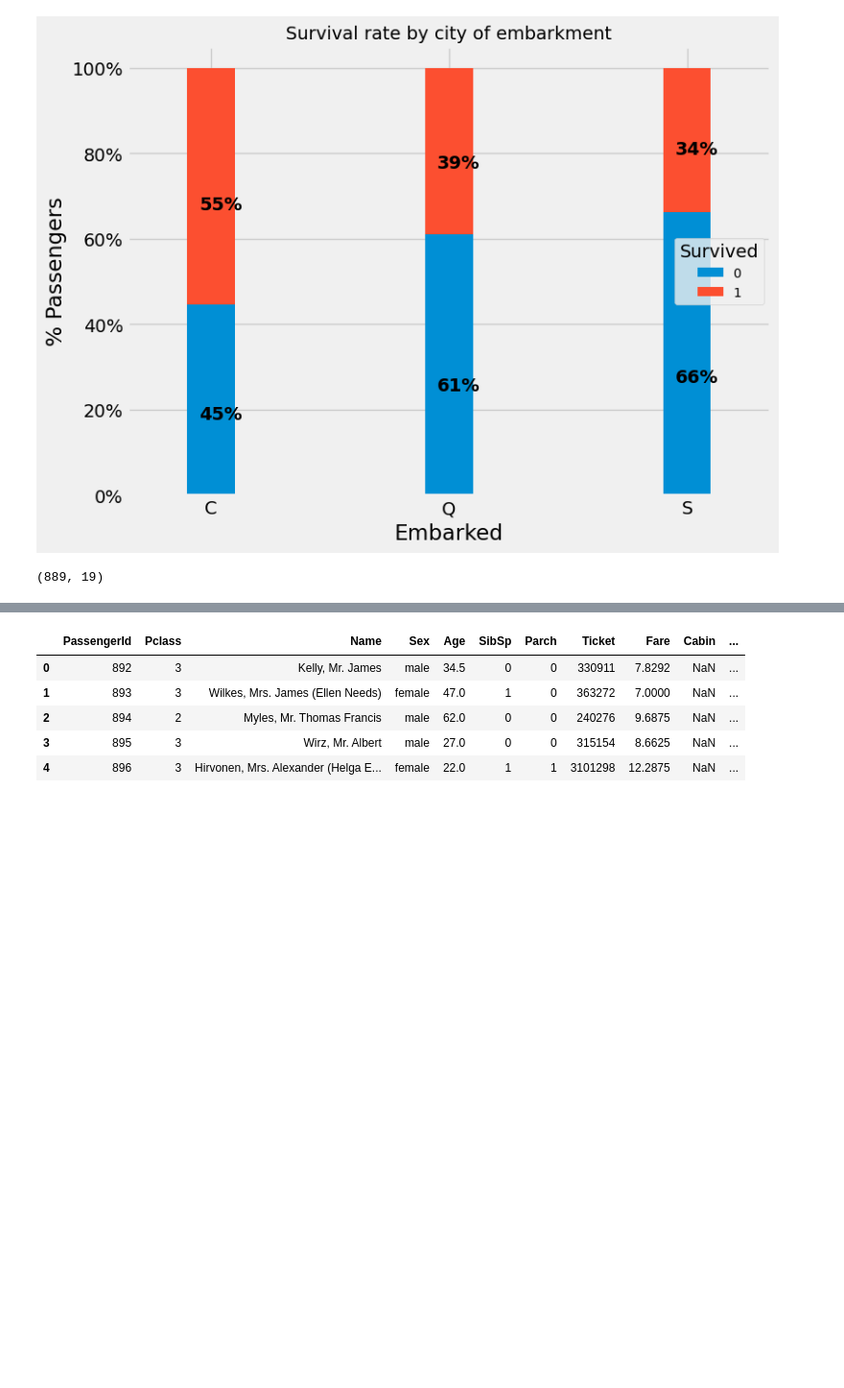
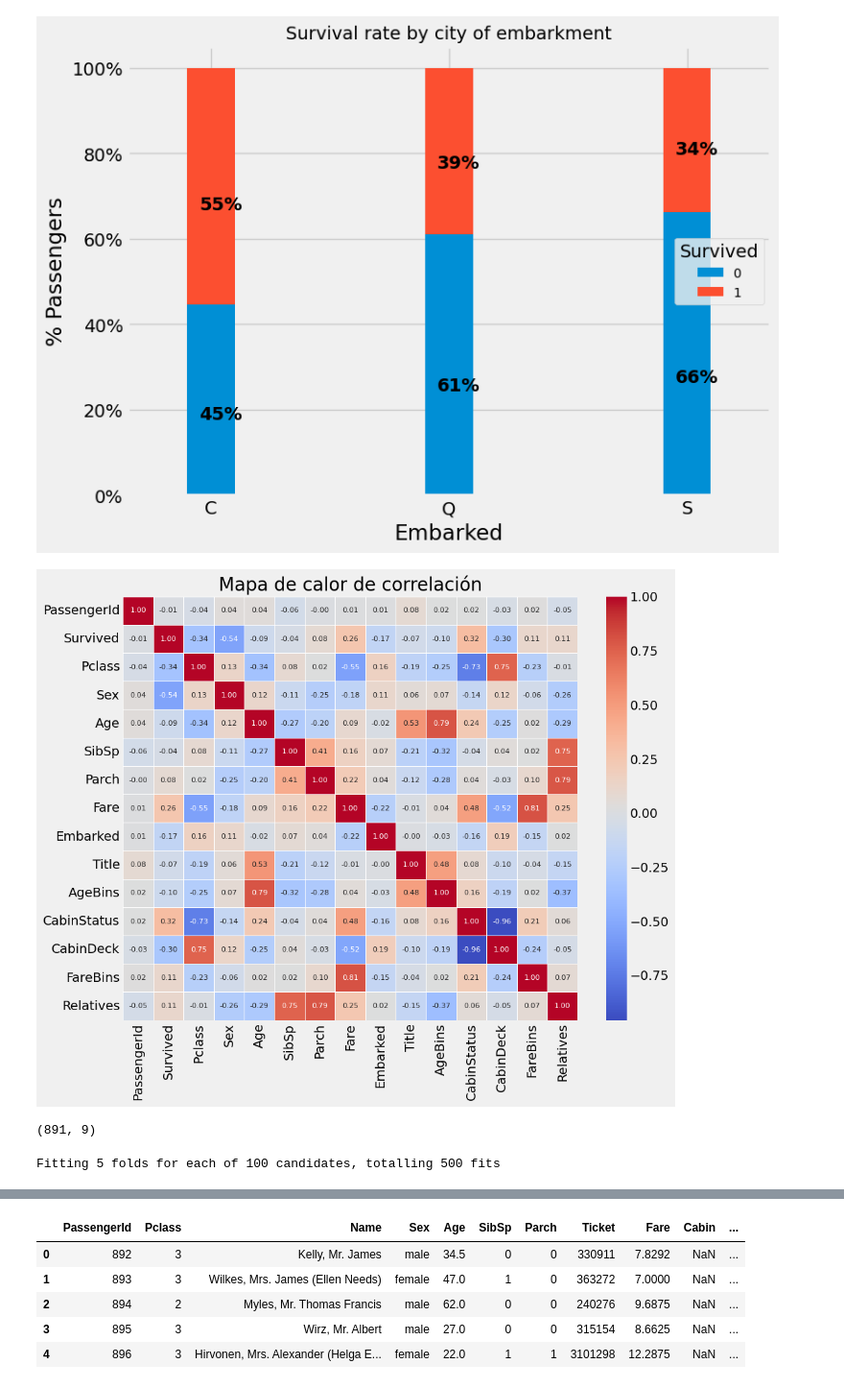
Before and after one commit to maxielias/maxielias.github.io, a Jupyter notebook: data/titanic_dataset_analysis/titanic-prediction-pipeline.ipynb, the cells around one changed output, grey strips where cells are left out. Shown: that part at 96% size. Saved outputs shown, nothing was run; the diff lists cells and outputs as text; code cells hidden in the pictures; blank space fills up the shorter version.

```diff
--- a/data/titanic_dataset_analysis/titanic-prediction-pipeline.ipynb
+++ b/data/titanic_dataset_analysis/titanic-prediction-pipeline.ipynb
@@ -248,18 +257,16 @@ class FeatureEncoder(BaseEstimator, TransformerMixin):
     def fit(self, X, y=None):
         return self
     def transform(self, X):
-        # encoder = OneHotEncoder()
         col_dict = {
             "Pclass": [f"Class{str(x)}" for x in X["Pclass"].unique()],
+            "Title": X.Title.unique().tolist(),
             "Sex": [s.capitalize() for s in X["Sex"].unique().tolist()],
             "AgeBins": ["Young", "Adult", "Senior"],
             "CabinStatus": ["HasCabin", "NoCabin"],
+            "CabinDeck": X.CabinDeck.unique().tolist(),
             "Relatives": ["Alone", "Few", "Many"],
-            "FareBins": ["Cheap", "Expensive", "Luxury"],
+            # "FareBins": ["Cheap", "Expensive", "Luxury"],
             "Embarked": X["Embarked"].unique().tolist()
         }
-        for c in col_dict.keys():
-            dummies = OneHotEncoder().fit_transform(X[c].values.reshape(-1, 1)).toarray()
-            X[col_dict[c]] = pd.DataFrame(dummies, index = X.index)
-            X.drop(columns=[c], inplace=True)
+        X[list(col_dict.keys())] = X[list(col_dict.keys())].apply(lambda x: x.astype("category").cat.codes)
         return X
@@ -266,3 +308,19 @@ class FeatureEncoder(BaseEstimator, TransformerMixin):
+# %%
+from sklearn.pipeline import Pipeline
+
+df = pd.read_csv("train.csv")
+pipeline_for_analysis = Pipeline([("feature_imputer", TransformationImputer()),
+                                  ("feature_encoder", FeatureEncoder())])
+X_analysis = pipeline_for_analysis.fit_transform(df)
+def correlation(X):
+        correlation_matrix = X.corr()
+        plt.figure(figsize=(10, 8))
+        sns.heatmap(correlation_matrix, annot=True, cmap='coolwarm', fmt=".2f", linewidths=.5, annot_kws={"fontsize":8})
+        plt.title('Mapa de calor de correlación')
+        plt.show()
+correlation(X_analysis.select_dtypes(include="number"))
+# %% [output]
+[figure, added]
 # %%
 class FeatureDropper(BaseEstimator, TransformerMixin):
     def fit(self, X, y=None):
@@ -315,30 +336,32 @@ pipeline = Pipeline([("age_imputer", TransformationImputer()),
                      ("feature_dropper", FeatureDropper()),
                      ("data_scaler", DataScaler())])
 # %%
+df = pd.read_csv("train.csv")
 X_train, y_train, features = pipeline.fit_transform(df)
 print(X_train.shape)
 # %% [output]
-(889, 19)
+(891, 9)
 # %%
 from sklearn.ensemble import RandomForestClassifier
 from sklearn.model_selection import GridSearchCV, RandomizedSearchCV
 import scipy.stats as stats
 
-rfc = RandomForestClassifier(random_state=14)
+rfc = RandomForestClassifier(random_state=1)
 param_grid = {
-              "max_depth": range(2, 10),
-              # "n_estimators": range(1, 20),
-              # "max_features": range(0, len(df.columns)+1),
-              "max_leaf_nodes": range(0,50,10),
-              "min_samples_leaf": range(1,10),
-              "min_samples_split": range(1,10),
-              # "criterion": ["gini", "entropy"],
-              # "class_weight": ["balanced", None],
-              # "ccp_alpha": stats.uniform(0, 0.00005)
+    "max_depth": range(100, 10000, 100),
+    "n_estimators": range(100, 1000, 100),
+    "max_leaf_nodes": range(10, 100, 10),
+    "min_samples_leaf": range(1, 10),
+    "min_samples_split": range(1, 10),
+    "criterion": ["gini", "entropy"],
+    "class_weight": ["balanced", None],
+            #   "ccp_alpha": stats.uniform(0, 0.00005)
               }
 
-skf = StratifiedKFold(random_state=14, shuffle=True)
+skf = StratifiedKFold(random_state=1, shuffle=True)
 
-grid_search = GridSearchCV(rfc, param_grid, cv=skf, scoring="f1", return_train_score=True)
-grid_search.fit(X_train, y_train)
+rfc_rand_search = RandomizedSearchCV(rfc, param_grid, cv=skf, scoring="f1", return_train_score=True, verbose=True, n_iter=100)
+rfc_rand_search.fit(X_train, y_train)
+# %% [output]
+Fitting 5 folds for each of 100 candidates, totalling 500 fits
 # %%
```
Also changed, not shown: parts of 22 cells of this notebook, 2 other files.
